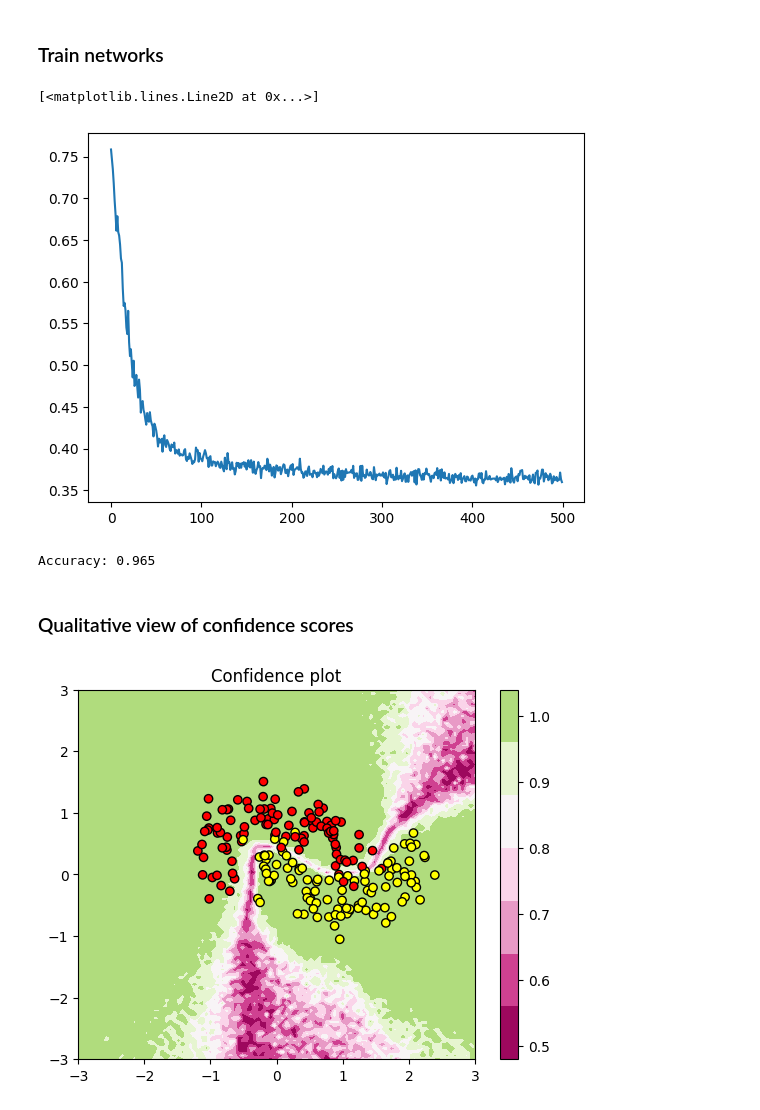
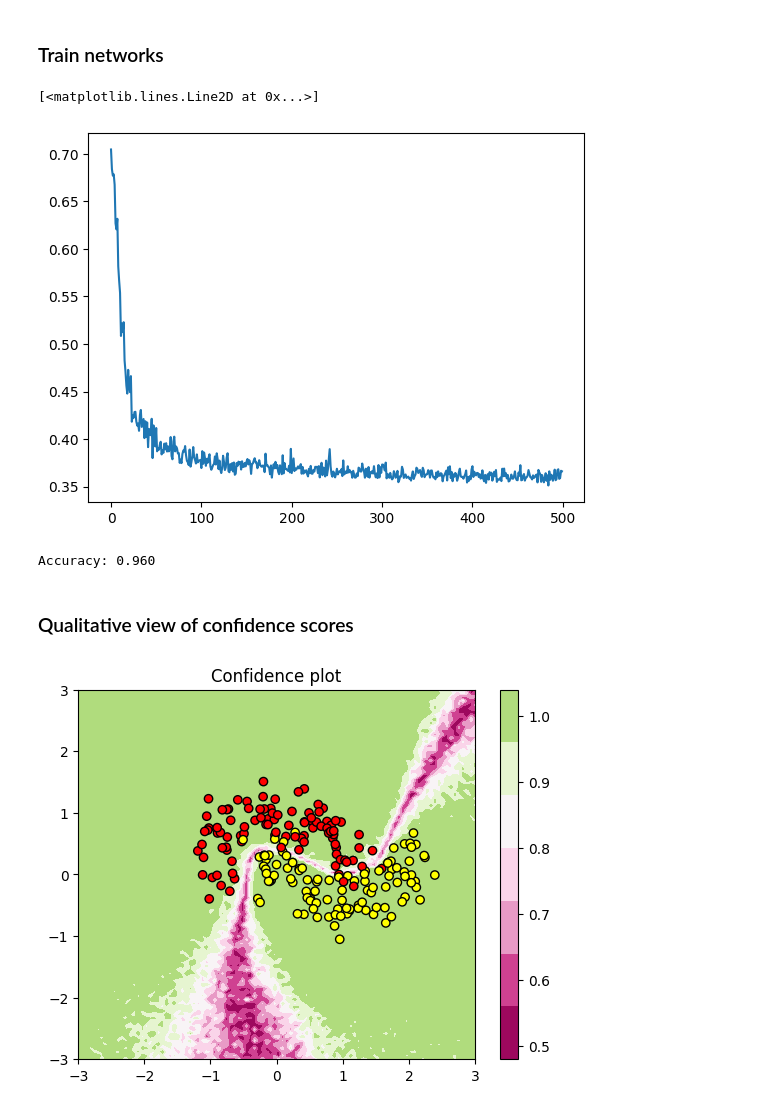
Before and after one commit to LeonY117/Bayes-Stochastic-Depth, a Jupyter notebook: notebooks/two_moon.ipynb, the cells around one changed output. Cells and saved outputs as stored; diff of their text form; code cells hidden in the pictures.

```diff
--- a/notebooks/two_moon.ipynb
+++ b/notebooks/two_moon.ipynb
@@ -204,8 +204,8 @@ def batch_bayes_forward(
 ### Train networks
 # %%
 # net = DO_network(inp=2, oup=2, N=2, d_feat=30, p=0.5)
-# net = DO_network(inp=2, oup=2, N=10, d_feat=10, p=0.1)
-net = Sd_network(inp=2, oup=2, N=10, d_feat=10, p=0.5)
+net = DO_network(inp=2, oup=2, N=10, d_feat=10, p=0.5)
+# net = Sd_network(inp=2, oup=2, N=10, d_feat=10, p=0.5)
 net.train()
 optimizer = torch.optim.SGD(net.parameters(), lr=0.05, momentum=0.9, weight_decay=1e-4)
 criterion = nn.BCELoss()
@@ -225,7 +225,7 @@ for epoch in tqdm(range(500)):
 plt.plot(history)
 # %% [output]
 [<matplotlib.lines.Line2D at 0x...>]
-[figure, old version]
+[figure, new version]
 # %%
 net.eval()
 with torch.no_grad():
@@ -236,34 +236,34 @@ with torch.no_grad():
 
 print(f"Accuracy: {(y_pred.squeeze() == Y).sum()/len(Y):.3f}")
 # %% [output]
-Accuracy: 0.965
+Accuracy: 0.960
 # %% [markdown]
 ### Qualitative view of confidence scores
 # %%
 def plot_confidence(net: Bayesian_net, bayes_mode, T, grid_size=100, max_batch=10):
     net.eval()
     XX, YY = np.meshgrid(np.linspace(-3, 3, grid_size), np.linspace(-3, 3, grid_size))
     with torch.no_grad():
         inp = torch.FloatTensor(np.stack((XX.ravel(), YY.ravel())).T)
         # py = net(inp)
         py = torch.empty((len(inp), 1), dtype=torch.float)
         for i in tqdm(range(0, inp.shape[0], max_batch)):
             x = inp[i : i + max_batch]
             logits = batch_bayes_forward(net, x, bayes_mode, T)
             # print(torch.max(logits, dim=-1))
             p, _ = torch.max(logits, dim=-1)
             py[i : i + max_batch] = p.unsqueeze(-1)
             # break
         conf = torch.where(py > 0.5, py, 1 - py)  ## THIS LINE COMPUTES THE CONFIDENCE
         # conf = py
         ZZ = conf.reshape(XX.shape)
 
         CS = plt.contourf(XX, YY, ZZ, cmap="PiYG", vmin=0.5, vmax=1.2)
         plt.colorbar(ticks=np.linspace(0.5, 1, 6))
         plt.scatter(X[:, 0], X[:, 1], c=Y, cmap="autumn", edgecolor="k")
         plt.title("Confidence plot")
 
 
-plot_confidence(net, "sd", T=30, grid_size=100, max_batch=50)
+plot_confidence(net, "dropout", T=30, grid_size=100, max_batch=50)
 # %% [output]
-[figure, old version]
+[figure, new version]
```
